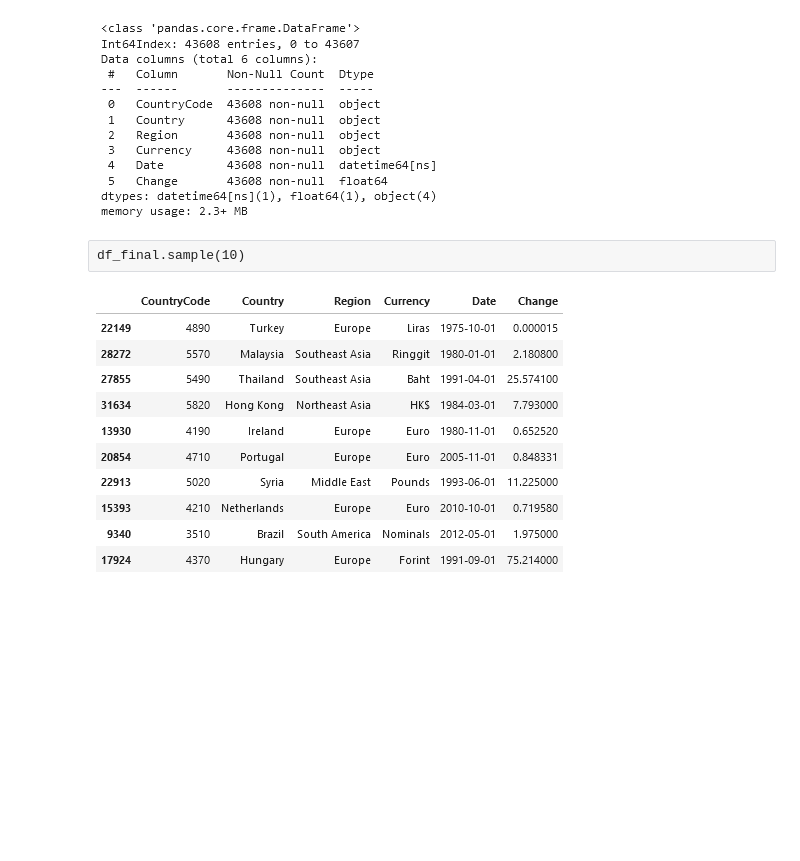
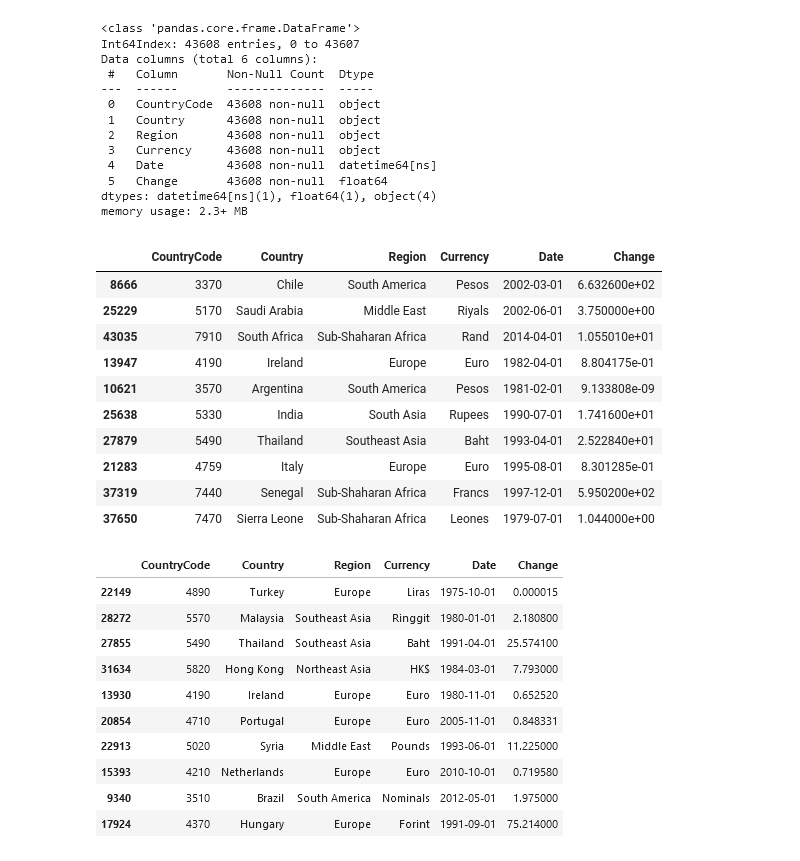
Before and after one commit to agarca4/Exercises-Pandas, a Jupyter notebook: Exercise2 _NominalChangeRates.ipynb, the cells around one changed output. Drawn from its saved outputs; the diff is of its cells as text; code cells hidden in the pictures; blank space fills up the shorter version.

```diff
--- a/Exercise2 _NominalChangeRates.ipynb
+++ b/Exercise2 _NominalChangeRates.ipynb
@@ -106,6 +153,18 @@ df_final.info()
 # %% [markdown]
 ![imagen.png](attachment:c35dcbae-ffd3-4c7d-9874-ad0badb81e27.png)
-# %% [raw]
-df_final.sample(10)
+# %%
+df_final.sample(10)
+# %% [output]
+|  | CountryCode | Country | Region | Currency | Date | Change |
+| 8666 | 3370 | Chile | South America | Pesos | 2002-03-01 | 6.632600e+02 |
+| 25229 | 5170 | Saudi Arabia | Middle East | Riyals | 2002-06-01 | 3.750000e+00 |
+| 43035 | 7910 | South Africa | Sub-Shaharan Africa | Rand | 2014-04-01 | 1.055010e+01 |
+| 13947 | 4190 | Ireland | Europe | Euro | 1982-04-01 | 8.804175e-01 |
+| 10621 | 3570 | Argentina | South America | Pesos | 1981-02-01 | 9.133808e-09 |
+| 25638 | 5330 | India | South Asia | Rupees | 1990-07-01 | 1.741600e+01 |
+| 27879 | 5490 | Thailand | Southeast Asia | Baht | 1993-04-01 | 2.522840e+01 |
+| 21283 | 4759 | Italy | Europe | Euro | 1995-08-01 | 8.301285e-01 |
+| 37319 | 7440 | Senegal | Sub-Shaharan Africa | Francs | 1997-12-01 | 5.950200e+02 |
+| 37650 | 7470 | Sierra Leone | Sub-Shaharan Africa | Leones | 1979-07-01 | 1.044000e+00 |
 # %% [markdown]
 ![imagen.png](attachment:51cf369f-a471-4b97-a940-b0de8335a196.png)
```
Also changed, not shown: parts of 14 cells of this notebook.
